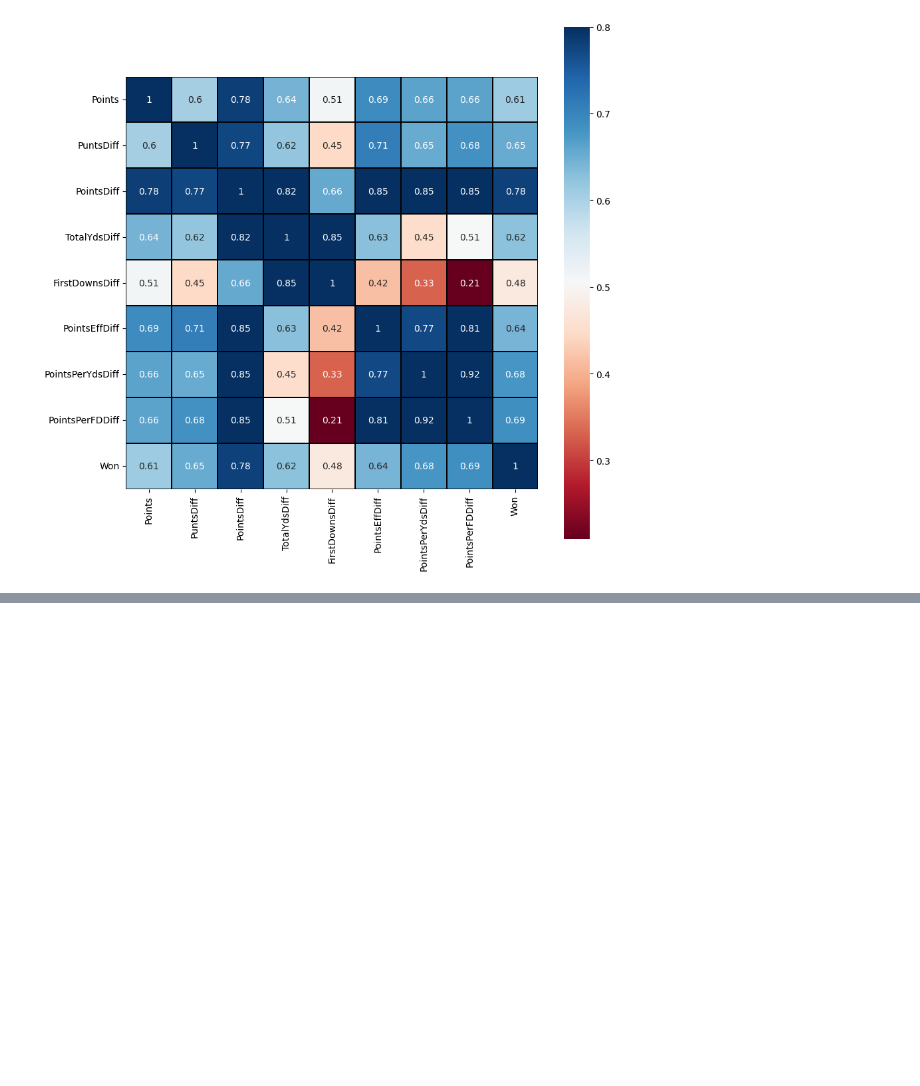
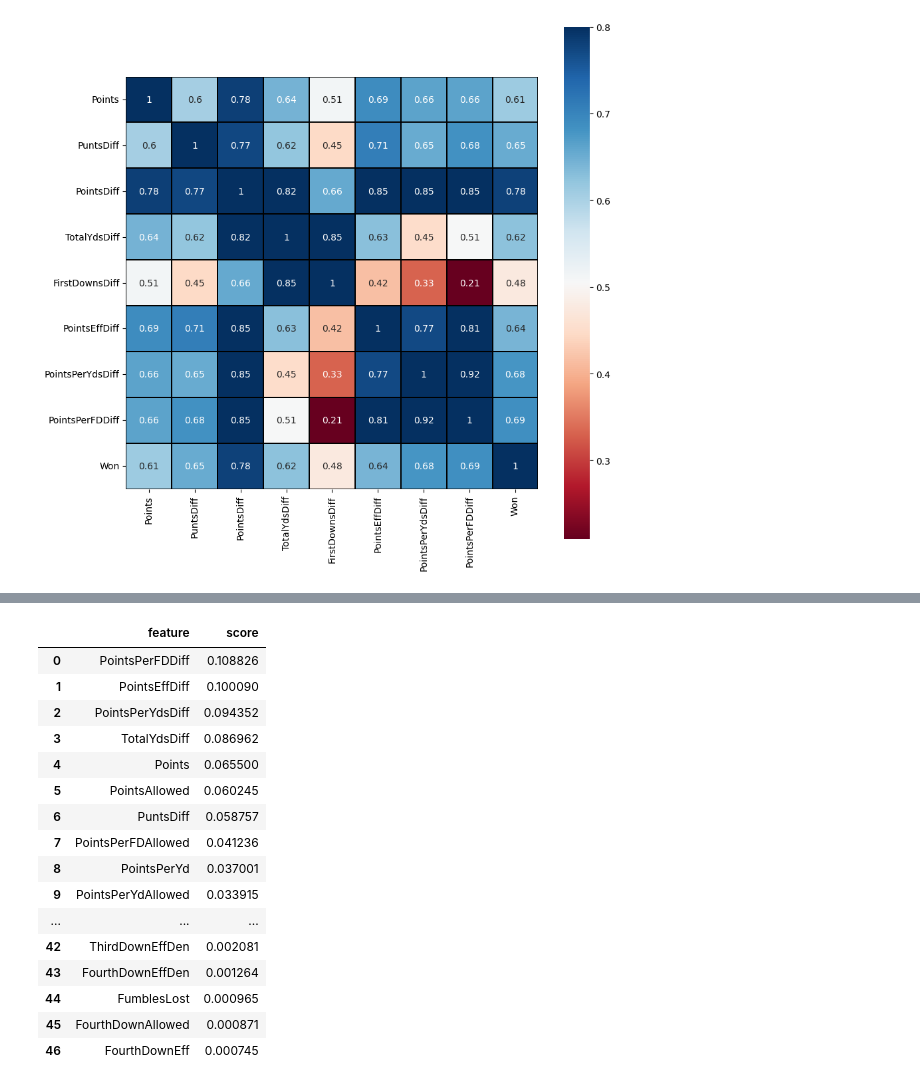
Before and after one commit to osteensco/College-Football-Analysis, a Jupyter notebook: CFA1.ipynb, the cells around one changed output, grey strips where cells are left out. Cells and saved outputs as stored; diff of their text form; code cells hidden in the pictures; blank space fills up the shorter version.

```diff
--- a/CFA1.ipynb
+++ b/CFA1.ipynb
@@ -213,0 +311,23 @@ The new features are higher correlated compared to most of the other features we
+# %%
+fimportance = pd.DataFrame()
+fimportance['feature'] = list(feature_cols)
+fimportance['score'] = list(winClassifier.feature_importances_)
+fimportance.sort_values('score', ascending=False, ignore_index=True)
+# %% [output]
+|  | feature | score |
+| 0 | PointsPerFDDiff | 0.108826 |
+| 1 | PointsEffDiff | 0.100090 |
+| 2 | PointsPerYdsDiff | 0.094352 |
+| 3 | TotalYdsDiff | 0.086962 |
+| 4 | Points | 0.065500 |
+| 5 | PointsAllowed | 0.060245 |
+| 6 | PuntsDiff | 0.058757 |
+| 7 | PointsPerFDAllowed | 0.041236 |
+| 8 | PointsPerYd | 0.037001 |
+| 9 | PointsPerYdAllowed | 0.033915 |
+| ... | ... | ... |
+| 42 | ThirdDownEffDen | 0.002081 |
+| 43 | FourthDownEffDen | 0.001264 |
+| 44 | FumblesLost | 0.000965 |
+| 45 | FourthDownAllowed | 0.000871 |
+| 46 | FourthDownEff | 0.000745 |
```
Also changed, not shown: parts of 17 cells of this notebook.
